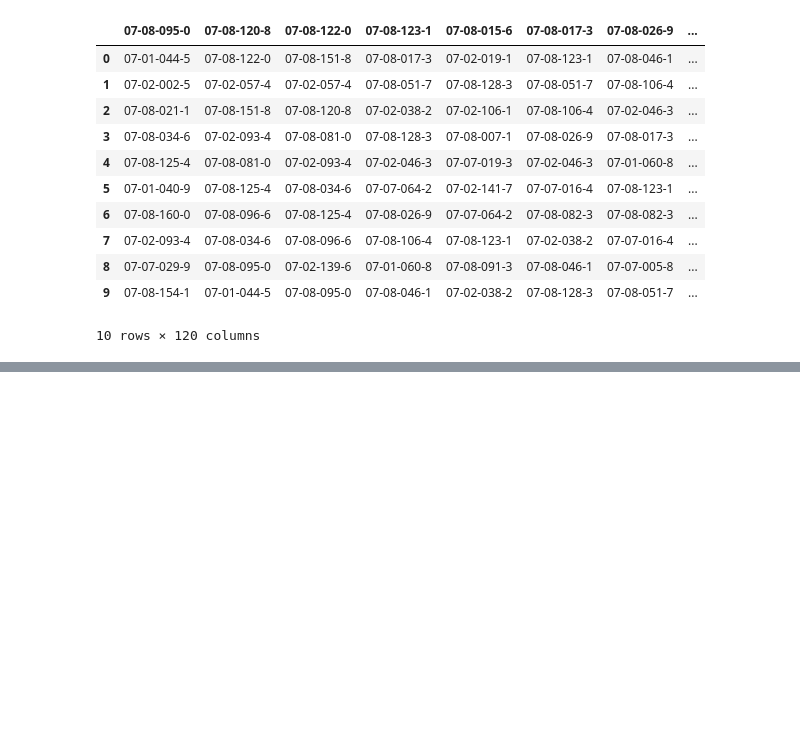
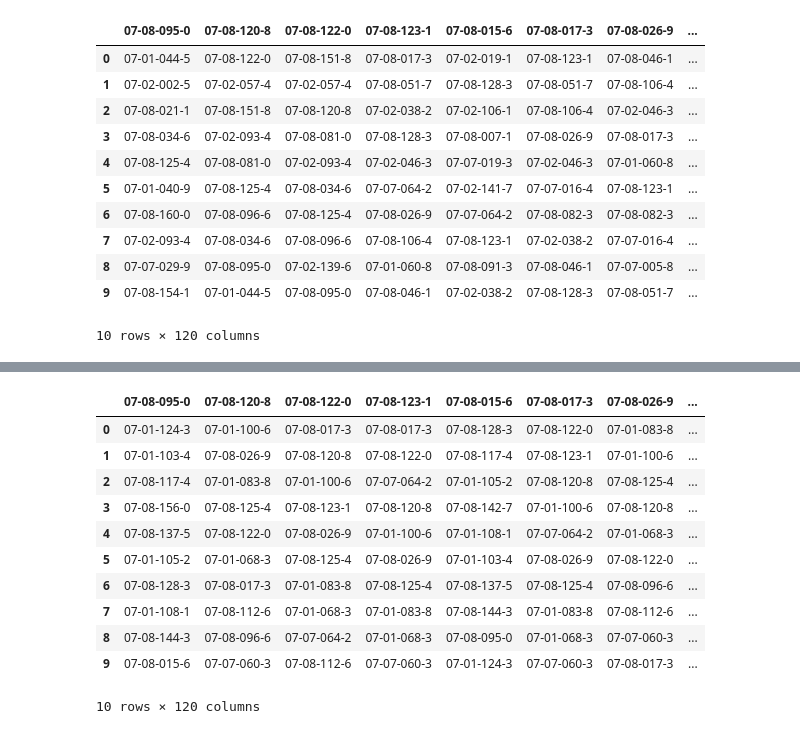
Before and after one commit to monicagould/BIOS-26211-Final, a Jupyter notebook: UMAP_project.ipynb, the cells around one changed output, grey strips where cells are left out. Saved outputs shown, nothing was run; the diff lists cells and outputs as text; code cells hidden in the pictures; blank space fills up the shorter version.

```diff
--- a/UMAP_project.ipynb
+++ b/UMAP_project.ipynb
@@ -378,0 +418,15 @@ score
+# %%
+sex_top_neighbors_UMAP
+# %% [output]
+|  | 07-08-095-0 | 07-08-120-8 | 07-08-122-0 | 07-08-123-1 | 07-08-015-6 | 07-08-017-3 | 07-08-026-9 | ... |
+| 0 | 07-01-124-3 | 07-01-100-6 | 07-08-017-3 | 07-08-017-3 | 07-08-128-3 | 07-08-122-0 | 07-01-083-8 | ... |
+| 1 | 07-01-103-4 | 07-08-026-9 | 07-08-120-8 | 07-08-122-0 | 07-08-117-4 | 07-08-123-1 | 07-01-100-6 | ... |
+| 2 | 07-08-117-4 | 07-01-083-8 | 07-01-100-6 | 07-07-064-2 | 07-01-105-2 | 07-08-120-8 | 07-08-125-4 | ... |
+| 3 | 07-08-156-0 | 07-08-125-4 | 07-08-123-1 | 07-08-120-8 | 07-08-142-7 | 07-01-100-6 | 07-08-120-8 | ... |
+| 4 | 07-08-137-5 | 07-08-122-0 | 07-08-026-9 | 07-01-100-6 | 07-01-108-1 | 07-07-064-2 | 07-01-068-3 | ... |
+| 5 | 07-01-105-2 | 07-01-068-3 | 07-08-125-4 | 07-08-026-9 | 07-01-103-4 | 07-08-026-9 | 07-08-122-0 | ... |
+| 6 | 07-08-128-3 | 07-08-017-3 | 07-01-083-8 | 07-08-125-4 | 07-08-137-5 | 07-08-125-4 | 07-08-096-6 | ... |
+| 7 | 07-01-108-1 | 07-08-112-6 | 07-01-068-3 | 07-01-083-8 | 07-08-144-3 | 07-01-083-8 | 07-08-112-6 | ... |
+| 8 | 07-08-144-3 | 07-08-096-6 | 07-07-064-2 | 07-01-068-3 | 07-08-095-0 | 07-01-068-3 | 07-07-060-3 | ... |
+| 9 | 07-08-015-6 | 07-07-060-3 | 07-08-112-6 | 07-07-060-3 | 07-01-124-3 | 07-07-060-3 | 07-08-017-3 | ... |
+10 rows × 120 columns
```
Also changed, not shown: parts of 8 cells of this notebook.
